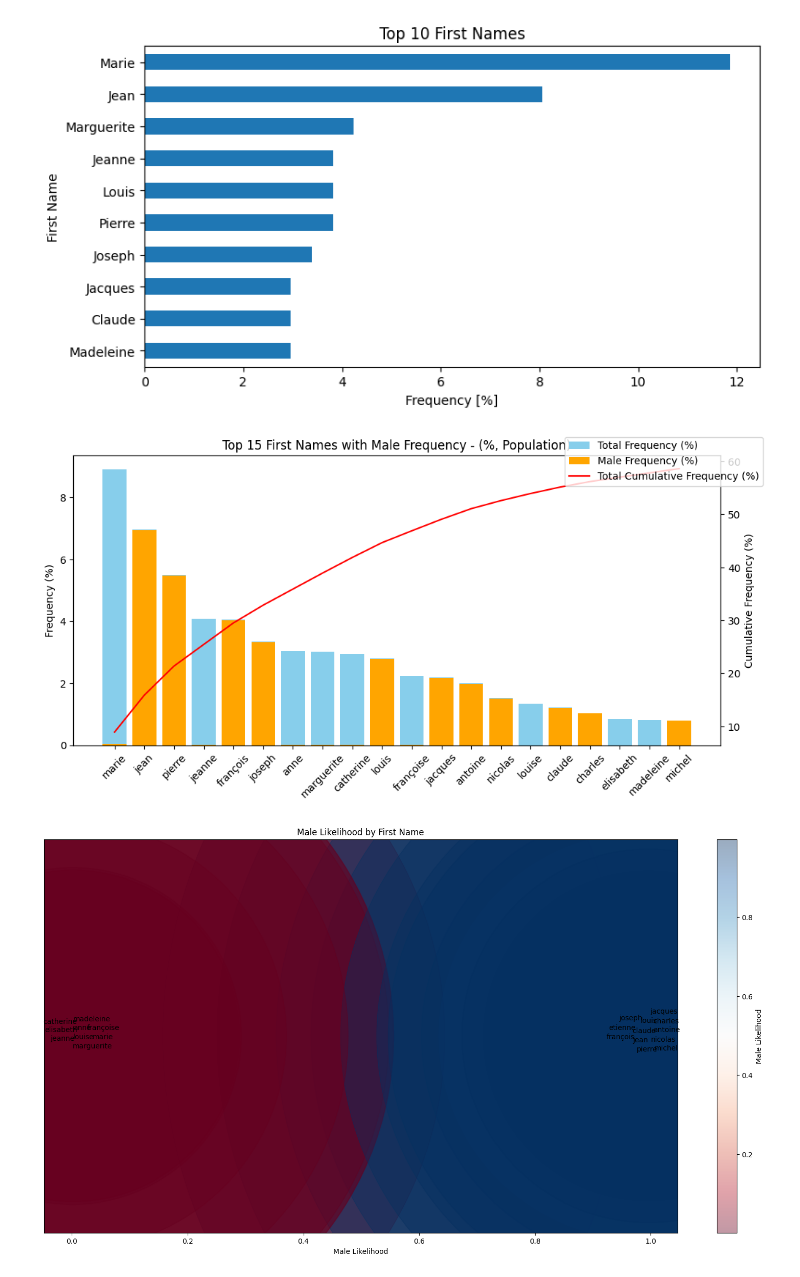
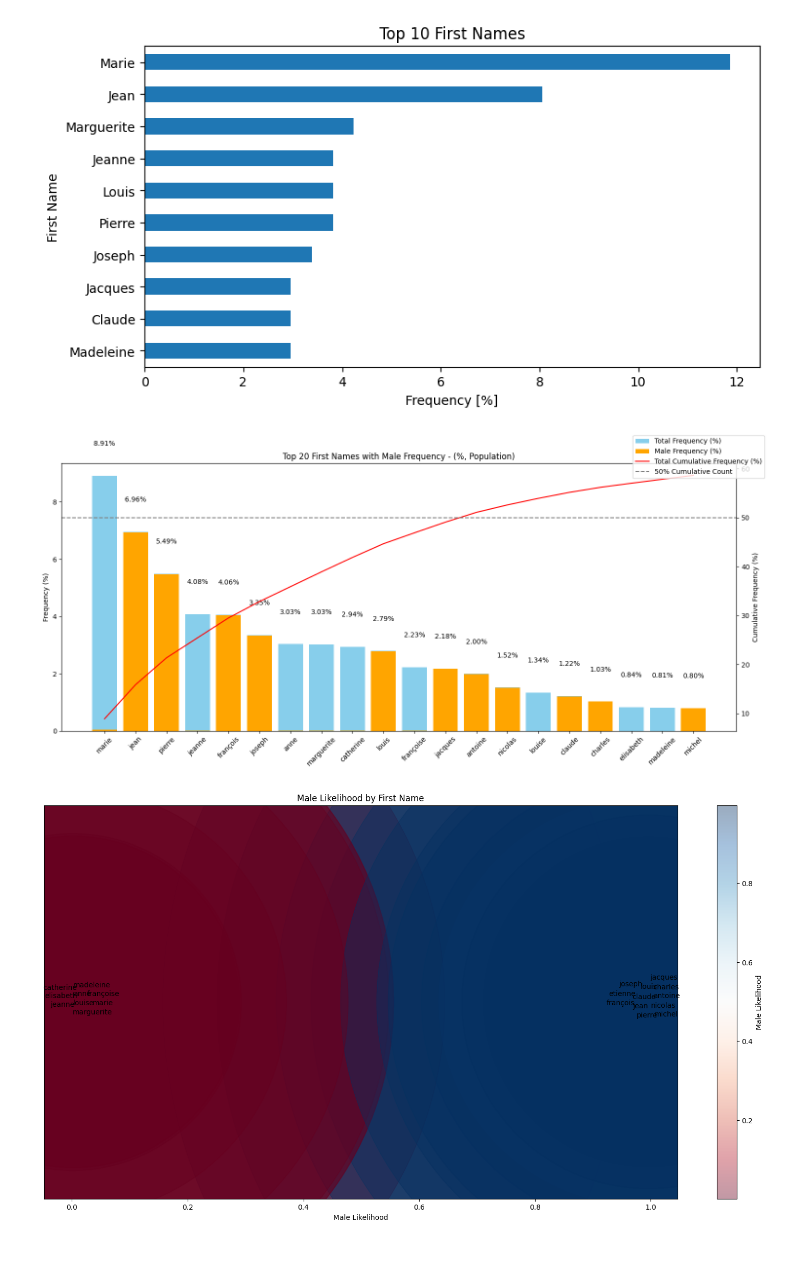
Before and after one commit to Yedson54/project-nlp-ensae3A, a Jupyter notebook: notebook/exploration.ipynb, the cells around one changed output. Cells and saved outputs as stored; diff of their text form; code cells hidden in the pictures.

```diff
--- a/notebook/exploration.ipynb
+++ b/notebook/exploration.ipynb
@@ -456,6 +460,8 @@ plt.show()
 # %% [output]
 [figure]
 # %%
+import matplotlib.pyplot as plt
+
 # Calculate total count of all names
 total_count = name_male_lk_df['count'].sum()
 
@@ -467,38 +473,43 @@ top_names['male_count_pct'] = top_names['count'] * top_names['male_likelihood']
 
 # Calculate count percentage
 top_names['count_pct'] = top_names['count'] / total_count * 100
 
 # Calculate cumulative count percentage
 top_names['cumulative_count_pct'] = top_names['count_pct'].cumsum()
 
 # Sort by count for better visualization
 top_names = top_names.sort_values('count_pct', ascending=False)
 
 # Plot stacked bar chart
-fig, ax = plt.subplots(figsize=(10, 5))
+fig, ax = plt.subplots(figsize=(15, 7))
 ax.bar(top_names['firstname'], top_names['count_pct'], color='skyblue', label='Total Frequency (%)')
+
+# Adding labels for male frequency above the bars
+for i, v in enumerate(top_names['count_pct']):
+    ax.text(i, v + 1, f"{v:.2f}%", ha='center', va='bottom')
+
 ax.bar(top_names['firstname'], top_names['male_count_pct'], color='orange', label='Male Frequency (%)')
 plt.ylabel("Frequency (%)")
 
 # Rotate x-axis labels by 45 degrees
 plt.xticks(rotation=45)
 
 # Add cumulative count to the plot as a line plot on the secondary y-axis
 ax2 = ax.twinx()
 ax2.plot(top_names['firstname'], top_names['cumulative_count_pct'], color='red', label='Total Cumulative Frequency (%)')
+ax2.axhline(y=50, color='gray', linestyle='--', label='50% Cumulative Count')
+
 ax2.set_ylabel('Cumulative Frequency (%)')
-
-
 
 # Add text to the plot
 plt.tight_layout()
 plt.xlabel("First Name")
 plt.ylabel("Cumulative Frequency (%)")
-plt.title("Top 15 First Names with Male Frequency - (%, Population)")
+plt.title("Top 20 First Names with Male Frequency - (%, Population)")
 fig.legend(loc="upper right")
 plt.show()
 # %% [output]
-[figure, old version]
+[figure, new version]
 # %%
 from adjustText import adjust_text
 
```
Also changed, not shown: parts of 4 cells of this notebook, 1 other file.
